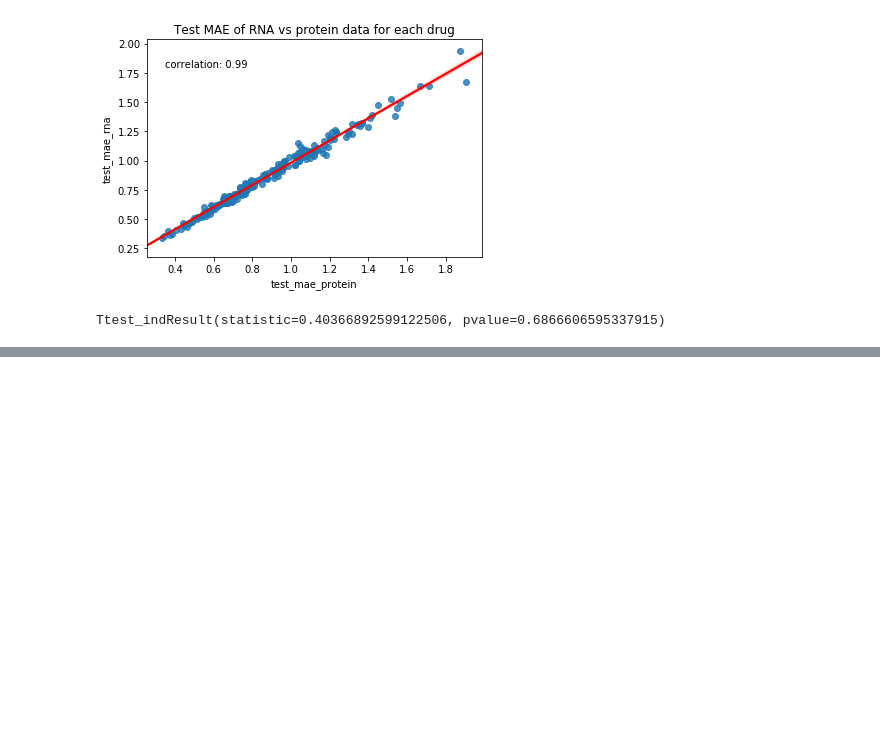
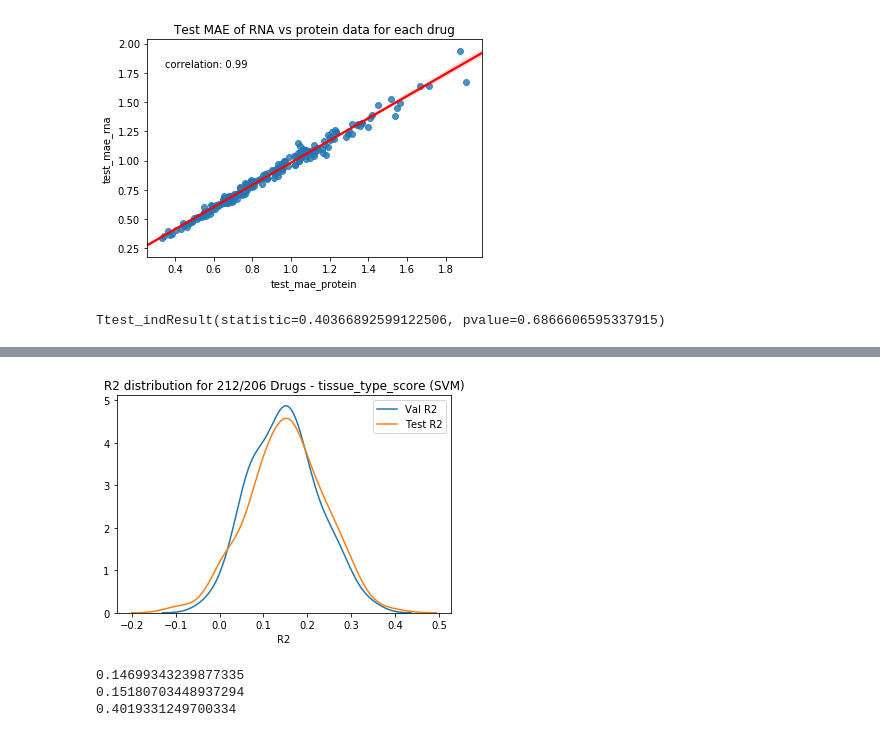
Before and after one commit to EmanuelGoncalves/cancer_proteomics, a Jupyter notebook: drug_response/notebooks/grid_search_analysis.ipynb, the cells around one changed output, grey strips where cells are left out. Drawn from its saved outputs; the diff is of its cells as text; code cells hidden in the pictures; blank space fills up the shorter version.

```diff
--- a/drug_response/notebooks/grid_search_analysis.ipynb
+++ b/drug_response/notebooks/grid_search_analysis.ipynb
@@ -312,0 +330,19 @@ Ttest_indResult(statistic=0.40366892599122506, pvalue=0.6866606595337915)
+# %%
+tissue_type_score = pd.read_csv("../work_dirs/meta_info/tissue_type/SVM/scores_202003141151.csv")
+
+sns.distplot(tissue_type_score['val_score'], hist=False, label='Val R2')
+sns.distplot(tissue_type_score['test_r2'], hist=False, label='Test R2')
+plt.legend()
+plt.title('R2 distribution for 212/206 Drugs - tissue_type_score (SVM)')
+plt.xlabel("R2")
+plt.show()
+# %% [output]
+[figure, added]
+# %%
+print(tissue_type_score['val_score'].mean())
+print(tissue_type_score['test_r2'].mean())
+print(tissue_type_score['test_corr'].mean())
+# %% [output]
+0.14699343239877335
+0.15180703448937294
+0.4019331249700334
```
Also changed, not shown: parts of 27 cells of this notebook, 41 other files.
